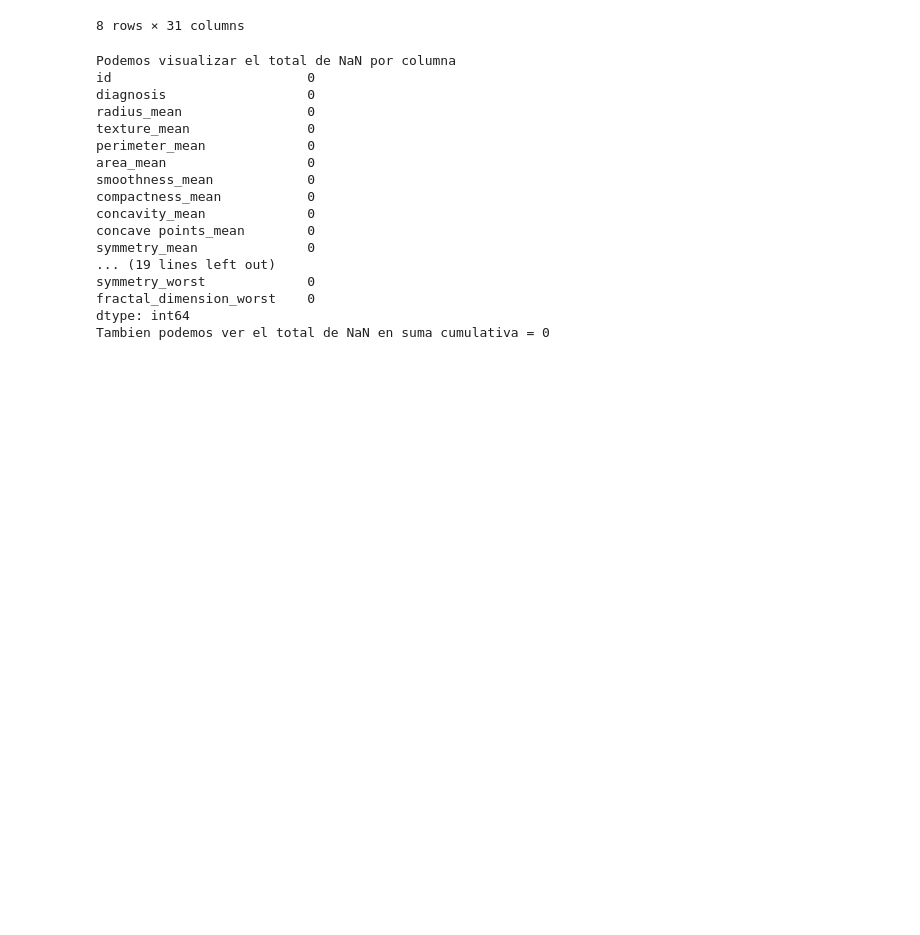
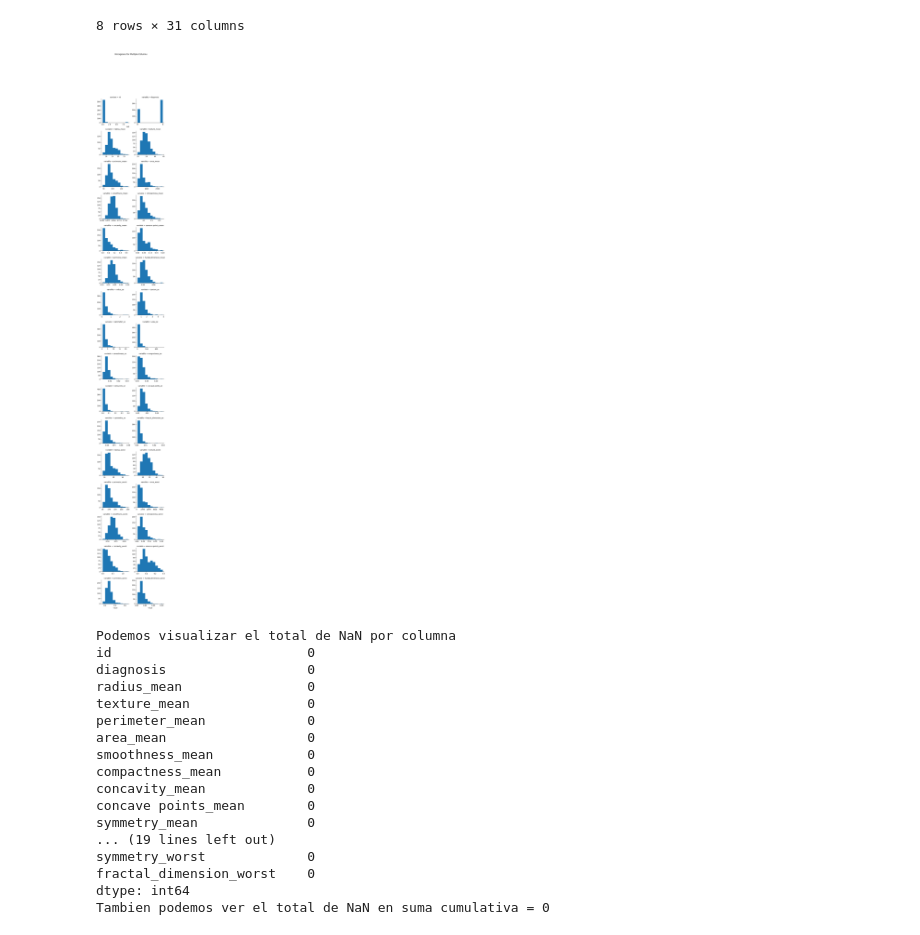
Before and after one commit to fernandofloresg/ProgramacionII, a Jupyter notebook: Challenges/01 - Cancer/Challenge.ipynb, the cells around one changed output. Drawn from its saved outputs; the diff is of its cells as text; code cells hidden in the pictures; blank space fills up the shorter version.

Commit message:
Added stardardization & histograms

```diff
--- a/Challenges/01 - Cancer/Challenge.ipynb
+++ b/Challenges/01 - Cancer/Challenge.ipynb
@@ -40,8 +40,11 @@ The project should be completed in several stages:
 # %%
 # Import data
 import pandas as pd
-data = pd.read_csv('./data/data.csv')
-data.head(10)
+import numpy as np
+import matplotlib.pyplot as plt
+import seaborn as sns
+raw_data = pd.read_csv('./data/data.csv')
+raw_data.head(10)
 # %% [output]
 Pyarrow will become a required dependency of pandas in the next major release of pandas (pandas 3.0),
 (to allow more performant data types, such as the Arrow string type, and better interoperability with other libraries)
@@ -107,5 +110,18 @@ data.describe()
 | 75% | 8.813129e+06 | 15.780000 | 21.800000 | 104.100000 | 782.700000 | 0.105300 | 0.130400 | ... |
 | max | 9.113205e+08 | 28.110000 | 39.280000 | 188.500000 | 2501.000000 | 0.163400 | 0.345400 | ... |
 8 rows × 31 columns
+# %%
+
+grid = sns.FacetGrid(raw_data.melt(), col="variable", col_wrap=2, sharex=False, sharey=False)
+
+grid.map(plt.hist, "value", bins=10)
+
+# Adjust layout
+plt.subplots_adjust(top=0.9)
+grid.fig.suptitle('Histograms for Multiple Columns')
+
+plt.show()
+# %% [output]
+[figure, added]
 # %%
 # Cuantos valores null tenemos ?
```
Also changed, not shown: parts of 8 cells of this notebook.
